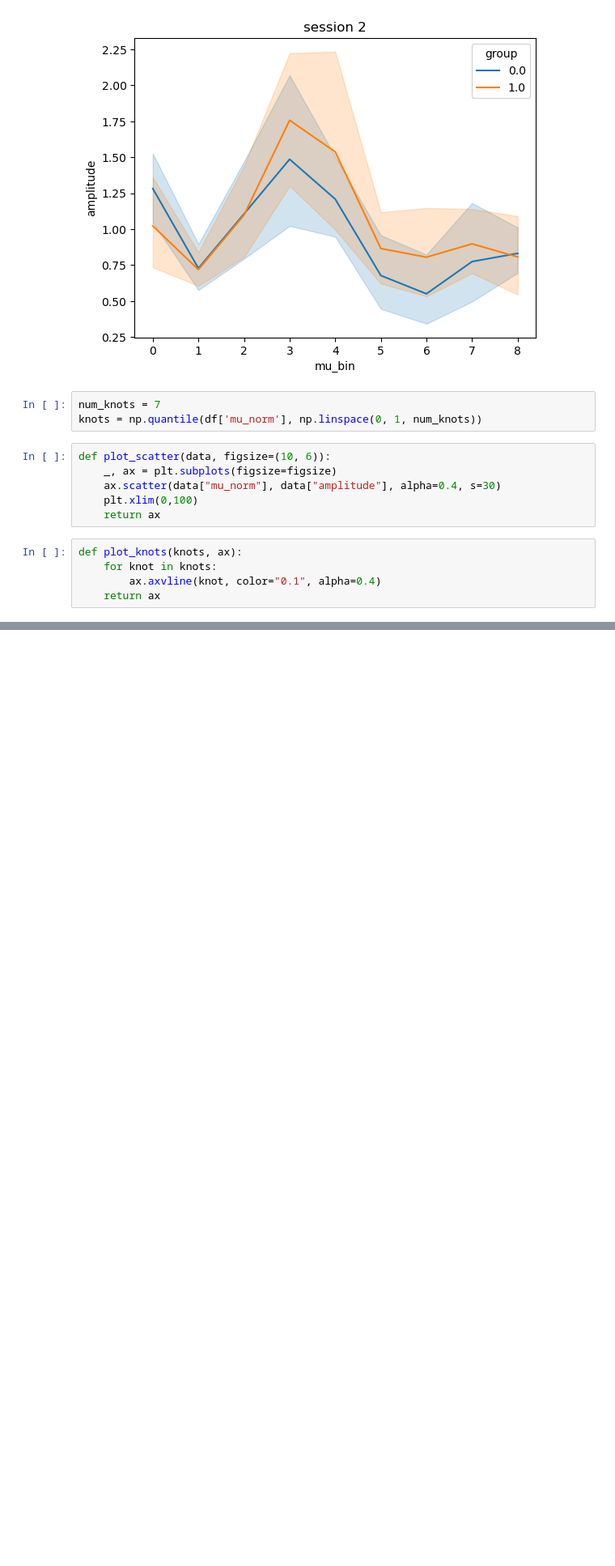
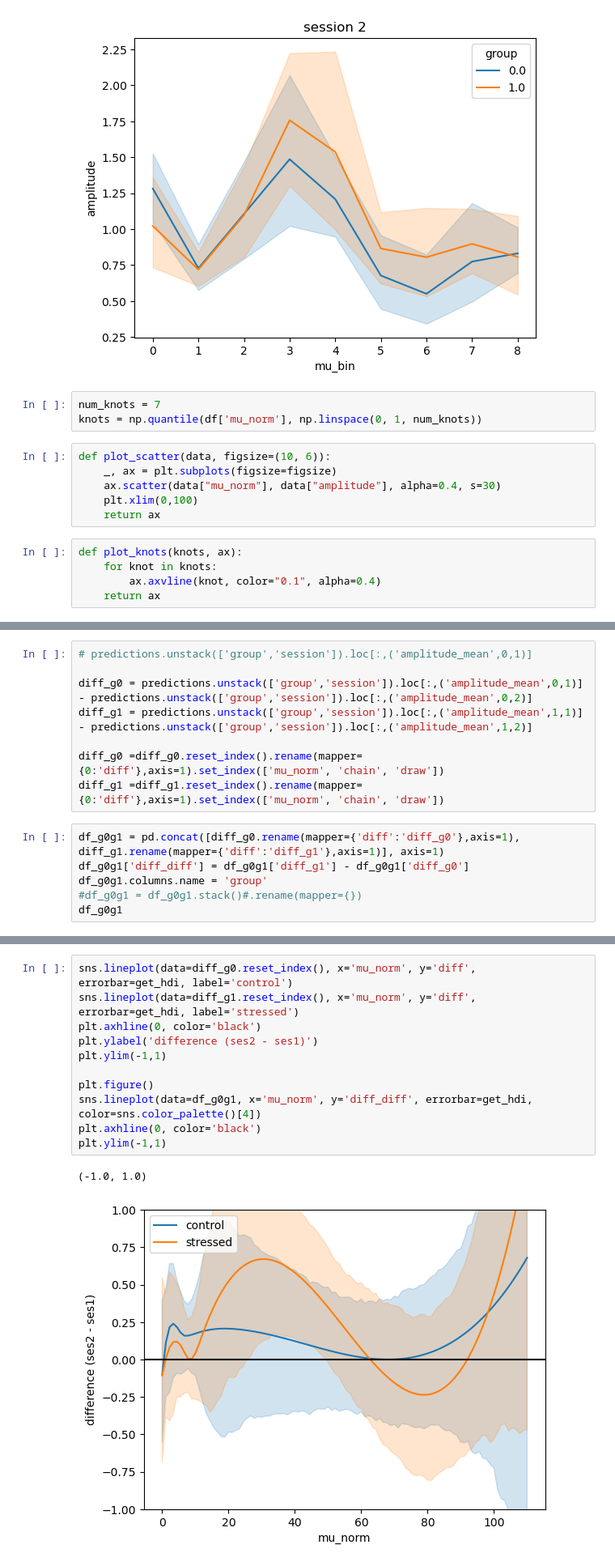
Before and after one commit to Gilles86/stress_risk, a Jupyter notebook: stress_risk/analyse_results/encoding_params_modeling.ipynb, the cells around one changed output, grey strips where cells are left out. Shown: that part at 81% size. Saved outputs shown, nothing was run; the diff lists cells and outputs as text; blank space fills up the shorter version.

```diff
--- a/stress_risk/analyse_results/encoding_params_modeling.ipynb
+++ b/stress_risk/analyse_results/encoding_params_modeling.ipynb
@@ -207,0 +168,14 @@ Coordinates:
+# %%
+# predictions.unstack(['group','session']).loc[:,('amplitude_mean',0,1)]
+
+diff_g0 = predictions.unstack(['group','session']).loc[:,('amplitude_mean',0,1)] - predictions.unstack(['group','session']).loc[:,('amplitude_mean',0,2)]
+diff_g1 = predictions.unstack(['group','session']).loc[:,('amplitude_mean',1,1)] - predictions.unstack(['group','session']).loc[:,('amplitude_mean',1,2)]
+
+diff_g0 =diff_g0.reset_index().rename(mapper={0:'diff'},axis=1).set_index(['mu_norm', 'chain', 'draw'])
+diff_g1 =diff_g1.reset_index().rename(mapper={0:'diff'},axis=1).set_index(['mu_norm', 'chain', 'draw'])
+# %%
+df_g0g1 = pd.concat([diff_g0.rename(mapper={'diff':'diff_g0'},axis=1), diff_g1.rename(mapper={'diff':'diff_g1'},axis=1)], axis=1)
+df_g0g1['diff_diff'] = df_g0g1['diff_g1'] - df_g0g1['diff_g0']
+df_g0g1.columns.name = 'group'
+#df_g0g1 = df_g0g1.stack()#.rename(mapper={})
+df_g0g1
@@ -207,0 +197,14 @@ Coordinates:
+# %%
+sns.lineplot(data=diff_g0.reset_index(), x='mu_norm', y='diff', errorbar=get_hdi, label='control')
+sns.lineplot(data=diff_g1.reset_index(), x='mu_norm', y='diff', errorbar=get_hdi, label='stressed')
+plt.axhline(0, color='black')
+plt.ylabel('difference (ses2 - ses1)')
+plt.ylim(-1,1)
+
+plt.figure()
+sns.lineplot(data=df_g0g1, x='mu_norm', y='diff_diff', errorbar=get_hdi, color=sns.color_palette()[4])
+plt.axhline(0, color='black')
+plt.ylim(-1,1)
+# %% [output]
+(-1.0, 1.0)
+[figure, added]
```
Also changed, not shown: parts of 28 cells of this notebook, 11 other files.
